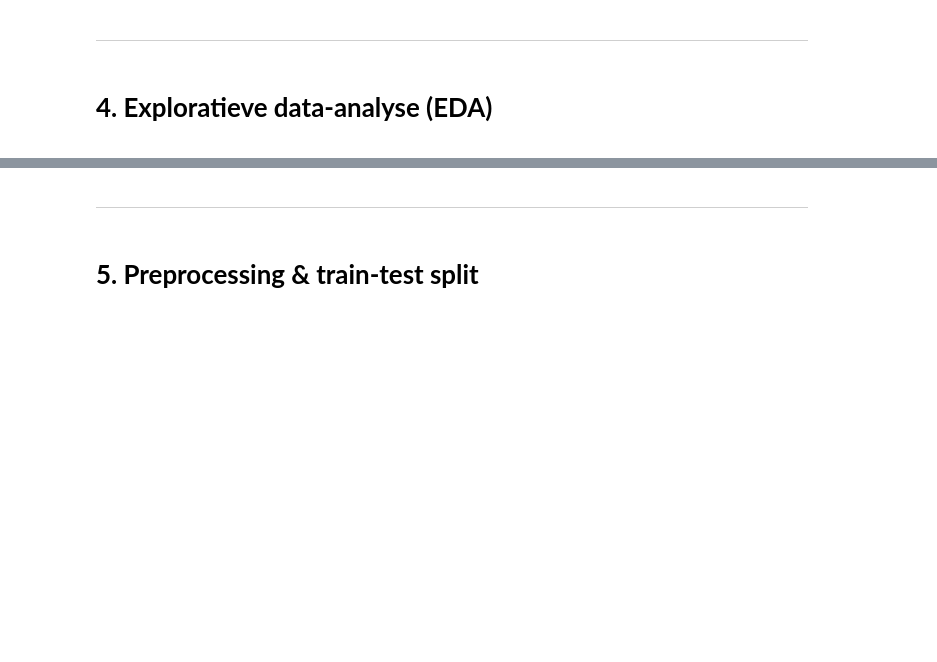
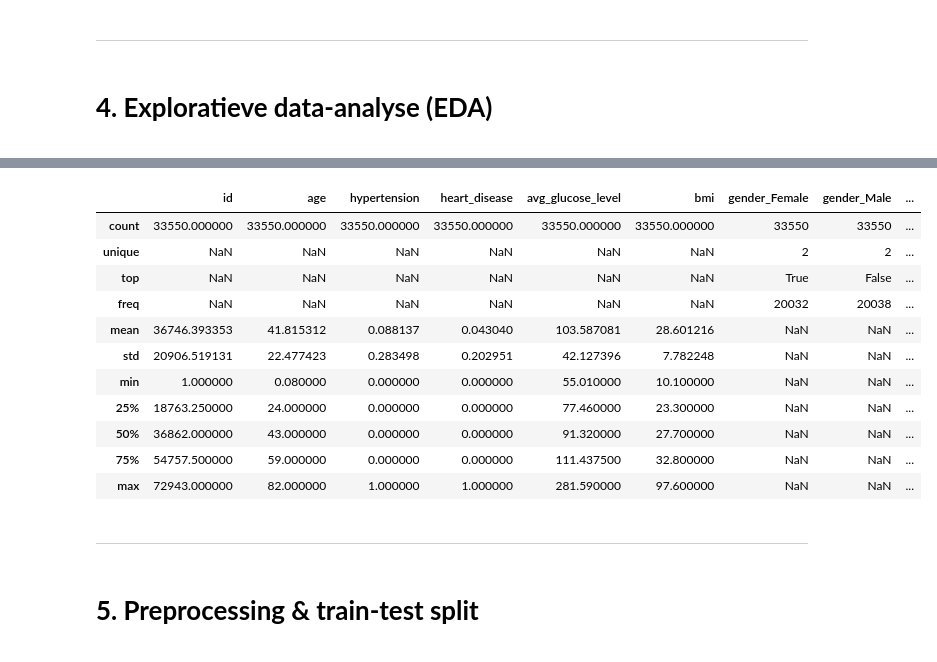
Before and after one commit to RobinDjerahian/Machine-Learning, a Jupyter notebook: Portofolio 1.ipynb, the cells around one changed output, grey strips where cells are left out. Cells and saved outputs as stored; diff of their text form; code cells hidden in the pictures; blank space fills up the shorter version.

```diff
--- a/Portofolio 1.ipynb
+++ b/Portofolio 1.ipynb
@@ -140,3 +270,19 @@ print(submission_df.shape)
+# %%
+# Basisstatistieken inclusief booleaanse kolommen
+display(train_df.describe(include="all"))
+# %% [output]
+|  | id | age | hypertension | heart_disease | avg_glucose_level | bmi | gender_Female | gender_Male | ... |
+| count | 33550.000000 | 33550.000000 | 33550.000000 | 33550.000000 | 33550.000000 | 33550.000000 | 33550 | 33550 | ... |
+| unique | NaN | NaN | NaN | NaN | NaN | NaN | 2 | 2 | ... |
+| top | NaN | NaN | NaN | NaN | NaN | NaN | True | False | ... |
+| freq | NaN | NaN | NaN | NaN | NaN | NaN | 20032 | 20038 | ... |
+| mean | 36746.393353 | 41.815312 | 0.088137 | 0.043040 | 103.587081 | 28.601216 | NaN | NaN | ... |
+| std | 20906.519131 | 22.477423 | 0.283498 | 0.202951 | 42.127396 | 7.782248 | NaN | NaN | ... |
+| min | 1.000000 | 0.080000 | 0.000000 | 0.000000 | 55.010000 | 10.100000 | NaN | NaN | ... |
+| 25% | 18763.250000 | 24.000000 | 0.000000 | 0.000000 | 77.460000 | 23.300000 | NaN | NaN | ... |
+| 50% | 36862.000000 | 43.000000 | 0.000000 | 0.000000 | 91.320000 | 27.700000 | NaN | NaN | ... |
+| 75% | 54757.500000 | 59.000000 | 0.000000 | 0.000000 | 111.437500 | 32.800000 | NaN | NaN | ... |
+| max | 72943.000000 | 82.000000 | 1.000000 | 1.000000 | 281.590000 | 97.600000 | NaN | NaN | ... |
 # %% [markdown]
 ---
 # %% [markdown]
```
Also changed, not shown: parts of 10 cells of this notebook.
